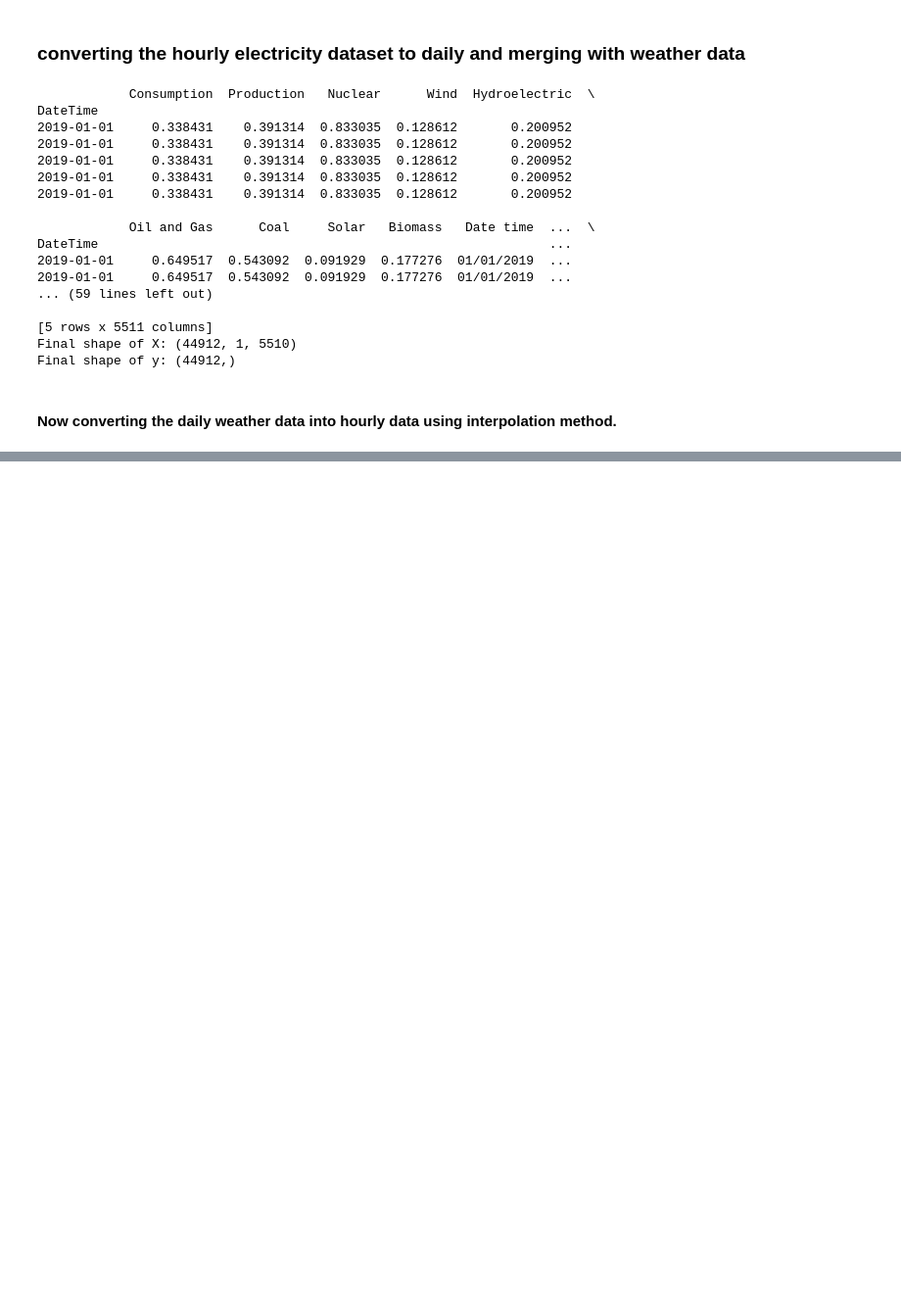
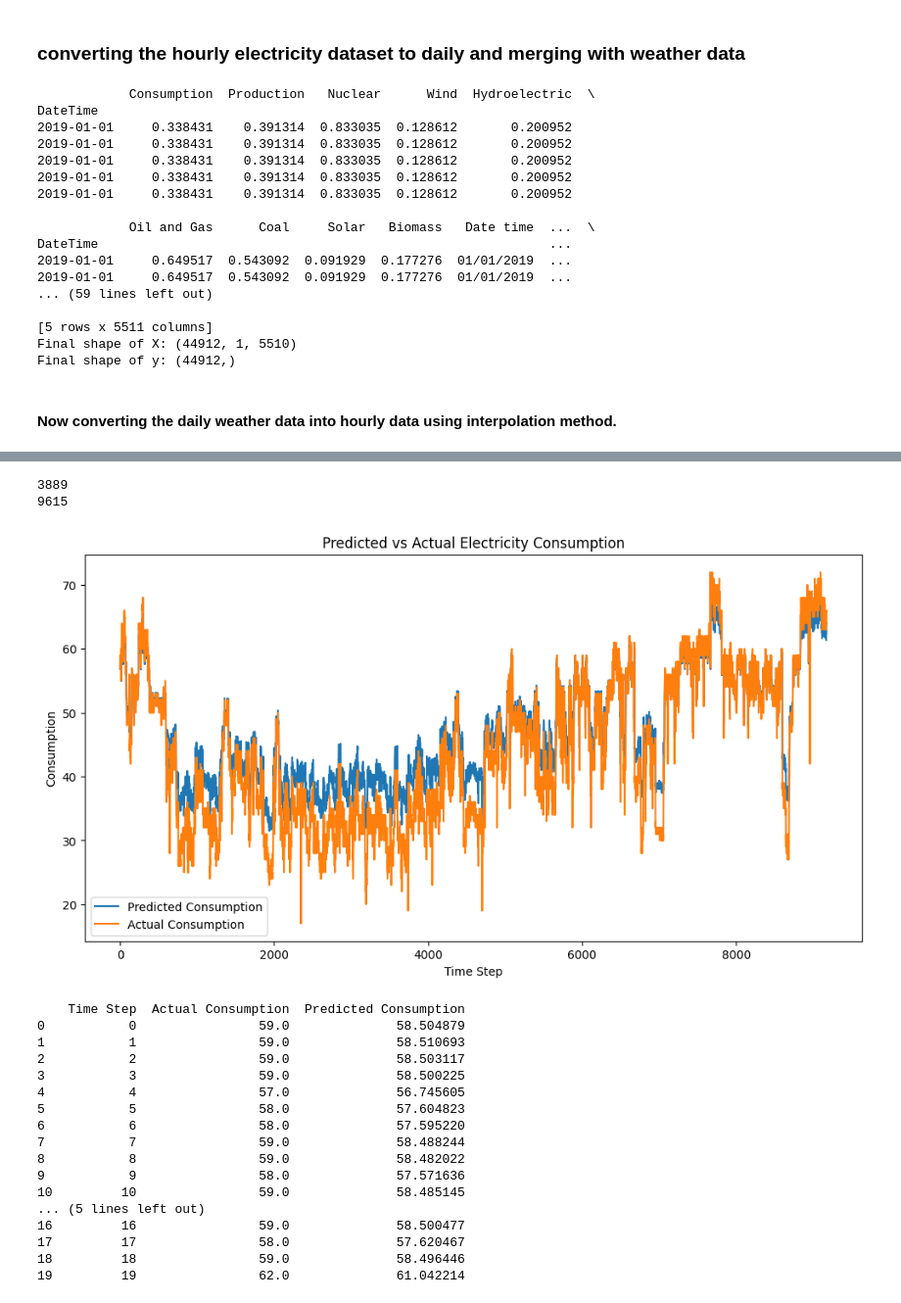
Before and after one commit to Ajayrajc1998/multivariate_LSTM, a Jupyter notebook: Electricity_and_Weather_dataset_in_Romania.ipynb, the cells around one changed output, grey strips where cells are left out. Shown at 98% size. Saved outputs shown, nothing was run; the diff lists cells and outputs as text; code cells hidden in the pictures; blank space fills up the shorter version.

Commit message:
Created training of multiple dataset and doing prediction

```diff
--- a/Electricity_and_Weather_dataset_in_Romania.ipynb
+++ b/Electricity_and_Weather_dataset_in_Romania.ipynb
@@ -479,0 +1373,6 @@ print(f"Final shape of y: {y.shape}")
+# %%
+print(electricity_data.Consumption.min())
+print(electricity_data.Consumption.max())
+# %% [output]
+3889
+9615
@@ -479,0 +1623,56 @@ print(f"Final shape of y: {y.shape}")
+# %%
+# === Converting the data into actual scale ===#
+# Reshape predictions and actual values to 2D for inverse transformation
+predictions_scaled = np.array(predictions).reshape(-1, 1)  # Reshape to 2D (single column)
+actual_values_scaled = np.array(actual_values).reshape(-1, 1)  # Reshape to 2D (single column)
+
+# Extract the input features from the original dataset (excluding 'Consumption')
+train_features = train_electricity[:, 1:]  # Excluding 'Consumption' column
+
+# Combine the input features with the predicted and actual values (scaled)
+# Predictions and actual values only in the 'Consumption' column, rest set to zero
+predictions_combined = np.concatenate([train_features[:len(predictions_scaled)], predictions_scaled], axis=1)
+actual_values_combined = np.concatenate([train_features[:len(actual_values_scaled)], actual_values_scaled], axis=1)
+
+# Inverse transform the combined array back to the original scale (scaled)
+# The input features (train_features) will stay the same, we only reverse the scaling for 'Consumption'
+predictions_original_scale = electricity_scaler.inverse_transform(predictions_combined)[:, -1]  # Extract 'Consumption' from last column
+actual_values_original_scale = electricity_scaler.inverse_transform(actual_values_combined)[:, -1]  # Extract 'Consumption' from last column
+
+# === Plotting Results ===
+plt.figure(figsize=(12, 6))
+plt.plot(range(len(predictions_original_scale)), predictions_original_scale, label='Predicted Consumption')
+plt.plot(range(len(actual_values_original_scale)), actual_values_original_scale, label='Actual Consumption')
+plt.xlabel('Time Step')
+plt.ylabel('Consumption')
+plt.title('Predicted vs Actual Electricity Consumption')
+plt.legend()
+plt.show()
+
+# === Display Predictions in Tabular Form ===
+pred_df = pd.DataFrame({
+    'Time Step': range(len(predictions_original_scale)),
+    'Actual Consumption': actual_values_original_scale,
+    'Predicted Consumption': predictions_original_scale
+})
+
+print(pred_df.head(20))  # Display first 20 rows
+# %% [output]
+[figure, added]
+    Time Step  Actual Consumption  Predicted Consumption
+0           0                59.0              58.504879
+1           1                59.0              58.510693
+2           2                59.0              58.503117
+3           3                59.0              58.500225
+4           4                57.0              56.745605
+5           5                58.0              57.604823
+6           6                58.0              57.595220
+7           7                59.0              58.488244
+8           8                59.0              58.482022
+9           9                58.0              57.571636
+10         10                59.0              58.485145
+... (5 lines left out)
+16         16                59.0              58.500477
+17         17                58.0              57.620467
+18         18                59.0              58.496446
+19         19                62.0              61.042214
```
Also changed, not shown: parts of 48 cells of this notebook.
